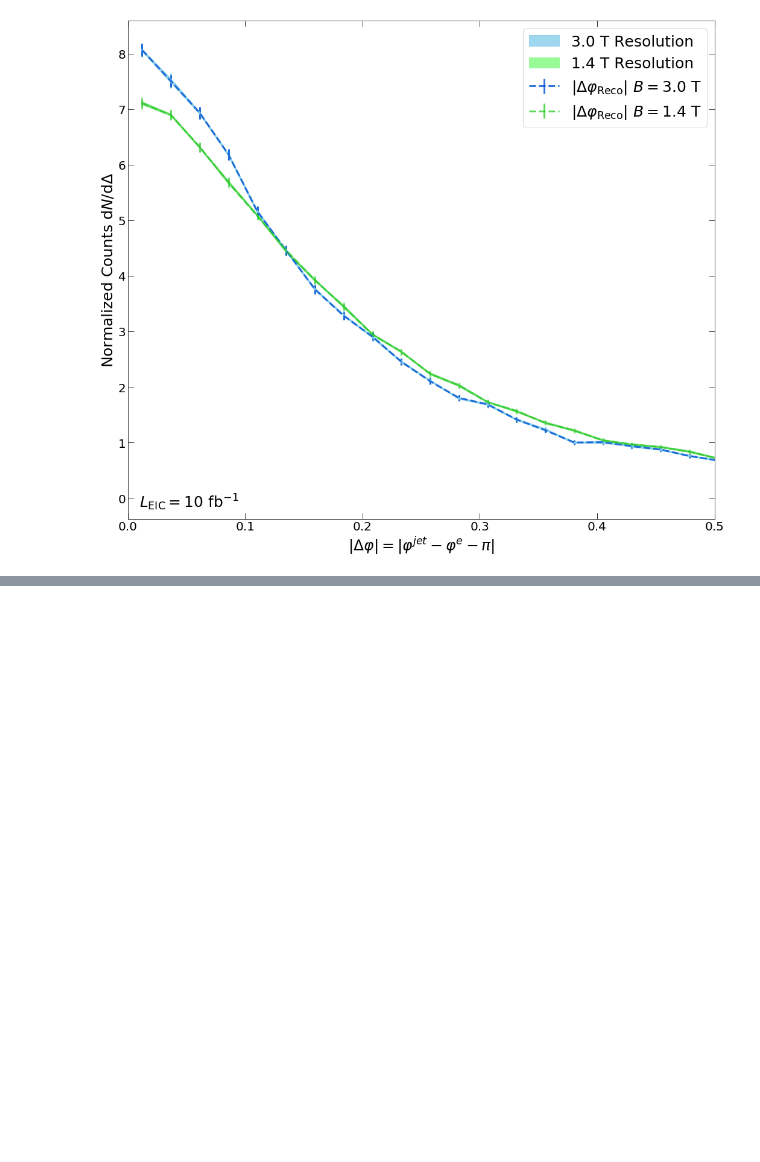
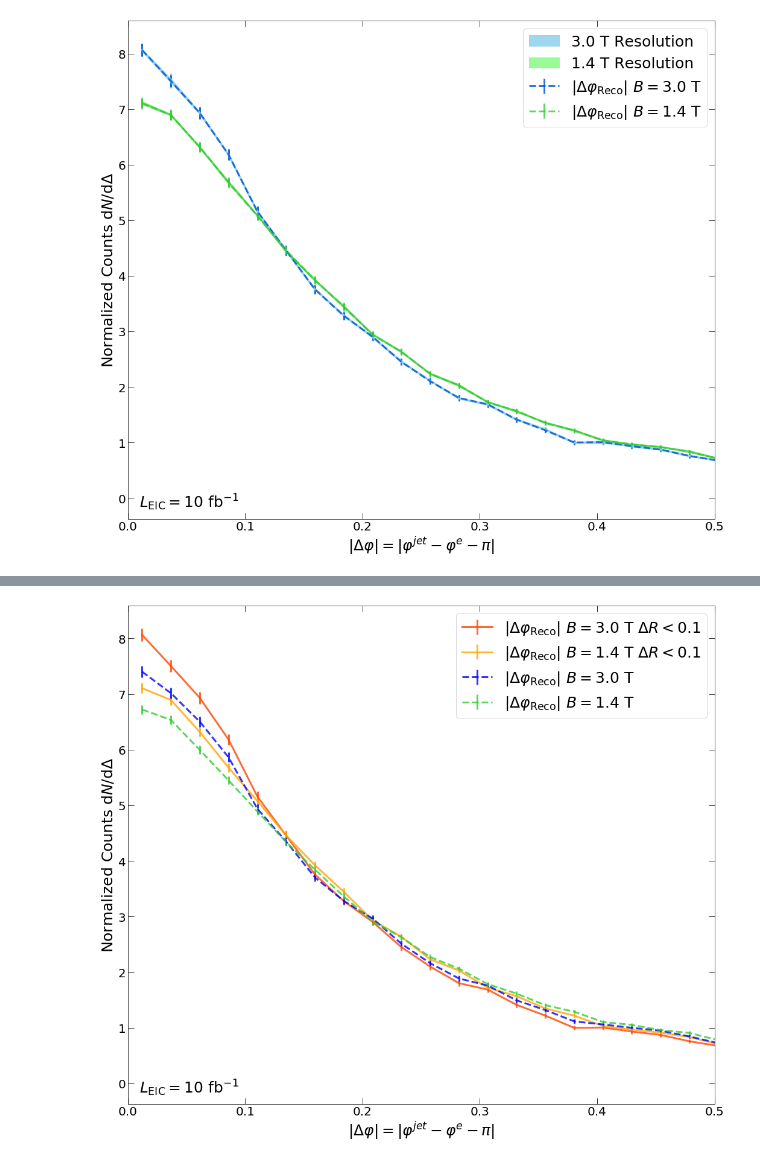
Before and after one commit to ftoralesacosta/eic_jet_studies, a Jupyter notebook: ElectronJet_Correlations.ipynb, the cells around one changed output, grey strips where cells are left out. Drawn from its saved outputs; the diff is of its cells as text; code cells hidden in the pictures; blank space fills up the shorter version.

```diff
--- a/ElectronJet_Correlations.ipynb
+++ b/ElectronJet_Correlations.ipynb
@@ -56,6 +56,7 @@ RJ_dPhi_P = RJ_dPhi_P/dPhi_widths
 RJ_dPhi_errors_P = RJ_dPhi_errors_P/dPhi_widths
 
 Tesla14_RecodPhi = Tesla14_RecodPhi/dPhi_widths
+Tesla14_RecodPhi_errors = Tesla14_RecodPhi_errors/dPhi_widths
 Tesla14_RecodPhi_M = Tesla14_RecodPhi_M/dPhi_widths
 Tesla14_RecodPhi_errors_M = Tesla14_RecodPhi_errors_M/dPhi_widths
 Tesla14_RecodPhi_P = Tesla14_RecodPhi_P/dPhi_widths
@@ -64,6 +65,9 @@ Tesla14_RecodPhi_errors_P = Tesla14_RecodPhi_errors_P/dPhi_widths
 
 print(RJ_dPhi_P)
 print(RJ_dPhi)
+
+file.Close()
+file_14T.Close()
 # %% [output]
 [8.05589983 7.49040149 6.92490314 6.18125647 5.15812941 4.46514878
  3.75255549 3.291658   2.9010392  2.46138875 2.11326405 1.79292394
@@ -140,0 +188,39 @@ plt.savefig("DeltaR_Check_azimuthal_correlations.pdf")
+# %%
+cool = get_colors(plt.cm.winter,4,False)
+warm = get_colors(plt.cm.autumn,4,False)
+
+fig = plt.figure(figsize=(14,12))
+
+
+plt.errorbar(dPhi_centers,RJ_dPhi,yerr=RJ_dPhi_errors,
+                         fmt='-',color="orangered",linewidth=3,alpha=0.8,
+                         label=r"$|\Delta\varphi_\mathrm{Reco}|~B = 3.0$ T $\Delta R < 0.1$" )
+
+plt.errorbar(dPhi_centers,Tesla14_RecodPhi,yerr=Tesla14_RecodPhi_errors,
+                         fmt='-',color="orange",linewidth=3,alpha=0.8,
+                         label=r"$|\Delta\varphi_\mathrm{Reco}|~B = 1.4$ T $\Delta R < 0.1$")
+                         #label=r"$|\varphi_{reco}^{jet} - \varphi^{e}-\pi|$")
+
+plt.errorbar(dPhi_centers,F_RJ_dPhi,yerr=F_RJ_dPhi_errors,
+                         fmt='--',color="blue",linewidth=3,alpha=0.8,
+                         label=r"$|\Delta\varphi_\mathrm{Reco}|~B = 3.0$ T" )
+
+plt.errorbar(dPhi_centers,F_Tesla14_RecodPhi,yerr=F_Tesla14_RecodPhi_errors,
+                         fmt='--',color="limegreen",linewidth=3,alpha=0.8,
+                         label=r"$|\Delta\varphi_\mathrm{Reco}|~B = 1.4$ T")
+                         #label=r"$|\varphi_{reco}^{jet} - \varphi^{e}-\pi|$")
+
+
+
+
+plt.text(.01,0.1,r'$L_\mathrm{EIC} = 10\ \mathrm{fb}^{-1}$',ha="left",va="top",size=25,alpha=1.)
+
+plt.tight_layout()
+plt.xlim(0,.5)
+plt.ylabel("Normalized Counts $\mathrm{d}N/\mathrm{d}\Delta\varphi$",fontsize=25,y=0.5)
+plt.xlabel(r"$|\Delta\varphi|=|\varphi^{jet} - \varphi^{e}-\pi|$",fontsize=25,x=0.5)
+plt.tick_params(which='both',direction='in',right=True,top=True,bottom=True,length=10,labelsize=20)
+plt.legend(fontsize=25,loc='upper right')
+plt.savefig("DeltaR_Check_azimuthal_correlations.pdf")
+# %% [output]
+[figure, added]
```
Also changed, not shown: parts of 3 cells of this notebook, 27 other files.
